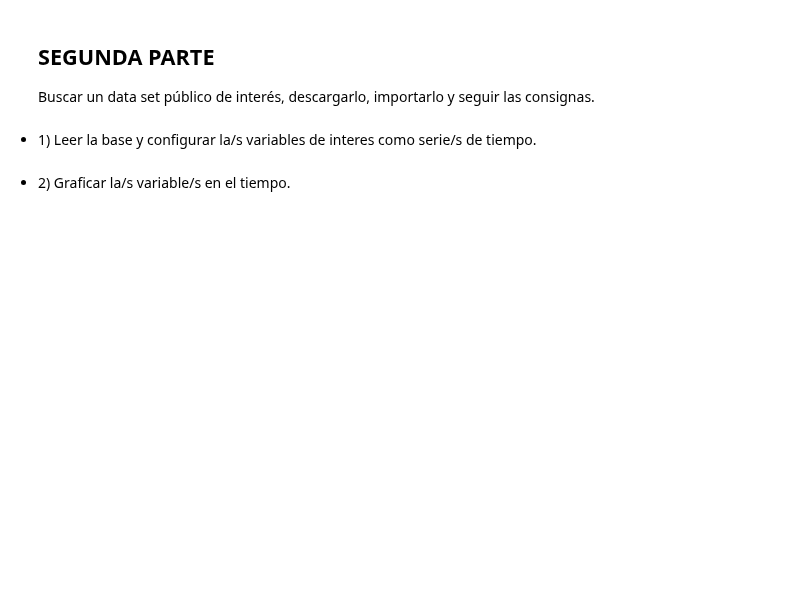
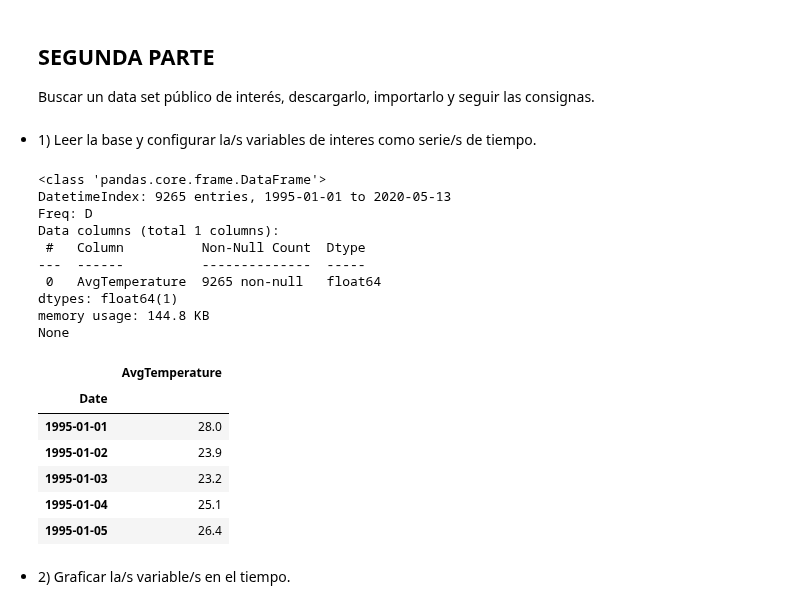
Before and after one commit to AndresMontesDeOca/TimeSeries, a Jupyter notebook: Unidad_2/AST_Clase_2_ejercicio_asincronico.ipynb, the cells around one changed output. Drawn from its saved outputs; the diff is of its cells as text; code cells hidden in the pictures; blank space fills up the shorter version.

```diff
--- a/Unidad_2/AST_Clase_2_ejercicio_asincronico.ipynb
+++ b/Unidad_2/AST_Clase_2_ejercicio_asincronico.ipynb
@@ -89,3 +93,67 @@ plt.show()
+# %%
+# Code to read csv file into Colaboratory:
+!pip install -U -q PyDrive
+from pydrive.auth import GoogleAuth
+from pydrive.drive import GoogleDrive
+from google.colab import auth
+from oauth2client.client import GoogleCredentials
+
+# Authenticate and create the PyDrive client.
+auth.authenticate_user()
+gauth = GoogleAuth()
+gauth.credentials = GoogleCredentials.get_application_default()
+drive = GoogleDrive(gauth)
+
+################################# Datasets ###################################
+# Air Pasangers
+id = '1LPBLoZkwhO6VVwxi8ltTdIhEcdDE7cCz'
+downloaded = drive.CreateFile({'id':id})
+downloaded.GetContentFile('city_temperature.csv.zip')
+data = pd.read_csv('city_temperature.csv.zip', compression='zip', encoding='latin1') # Cargamos el Dataset
+# %%
+# escriba aqui su codigo
+
+# Traigo solo los datos de Buenos Aires
+data_arg = data.query('Country == "Argentina"')[['Day', 'Month', 'Year', 'AvgTemperature']].copy()
+
+# Rellenar los valores inválidos (-99) con el valor anterior válido
+data_arg['AvgTemperature'].replace(-99, np.nan, inplace=True)
+data_arg['AvgTemperature'].fillna(method='ffill', inplace=True)
+
+# Genero la columna Date, y elimino lo que no necesito
+data_arg['Date'] = pd.to_datetime(data_arg[['Year', 'Month', 'Day']])
+data_arg.drop(columns=['Year', 'Month', 'Day'], inplace=True)
+
+# Seteo la nueva columna Date como Index
+data_arg.set_index('Date', inplace=True)
+
+# Eliminar fechas duplicadas y establecer frecuencia Diaria
+data_arg = data_arg[~data_arg.index.duplicated(keep='first')]
+data_arg = data_arg.asfreq('D')
+
+# Convertir la temperatura de Fahrenheit a Celsius, redondeando a un decimal
+data_arg['AvgTemperature'] = np.round((data_arg['AvgTemperature'] - 32) * 5/9, 1)
+
+print(data_arg.info())
+display(data_arg.head())
+# %% [output]
+<class 'pandas.core.frame.DataFrame'>
+DatetimeIndex: 9265 entries, 1995-01-01 to 2020-05-13
+Freq: D
+Data columns (total 1 columns):
+ #   Column          Non-Null Count  Dtype
+---  ------          --------------  -----
+ 0   AvgTemperature  9265 non-null   float64
+dtypes: float64(1)
+memory usage: 144.8 KB
+None
+|  | AvgTemperature |
+| Date |  |
+| 1995-01-01 | 28.0 |
+| 1995-01-02 | 23.9 |
+| 1995-01-03 | 23.2 |
+| 1995-01-04 | 25.1 |
+| 1995-01-05 | 26.4 |
 # %% [markdown]
 
 
```
Also changed, not shown: parts of 17 cells of this notebook.
